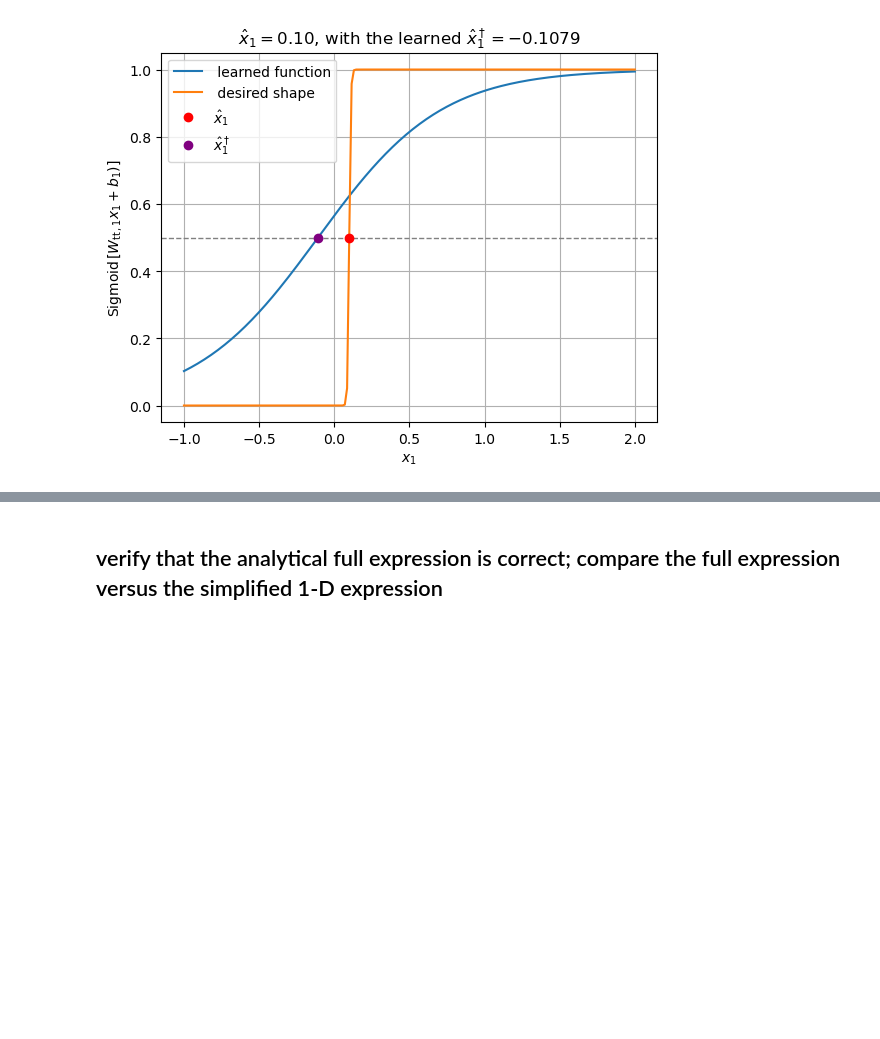
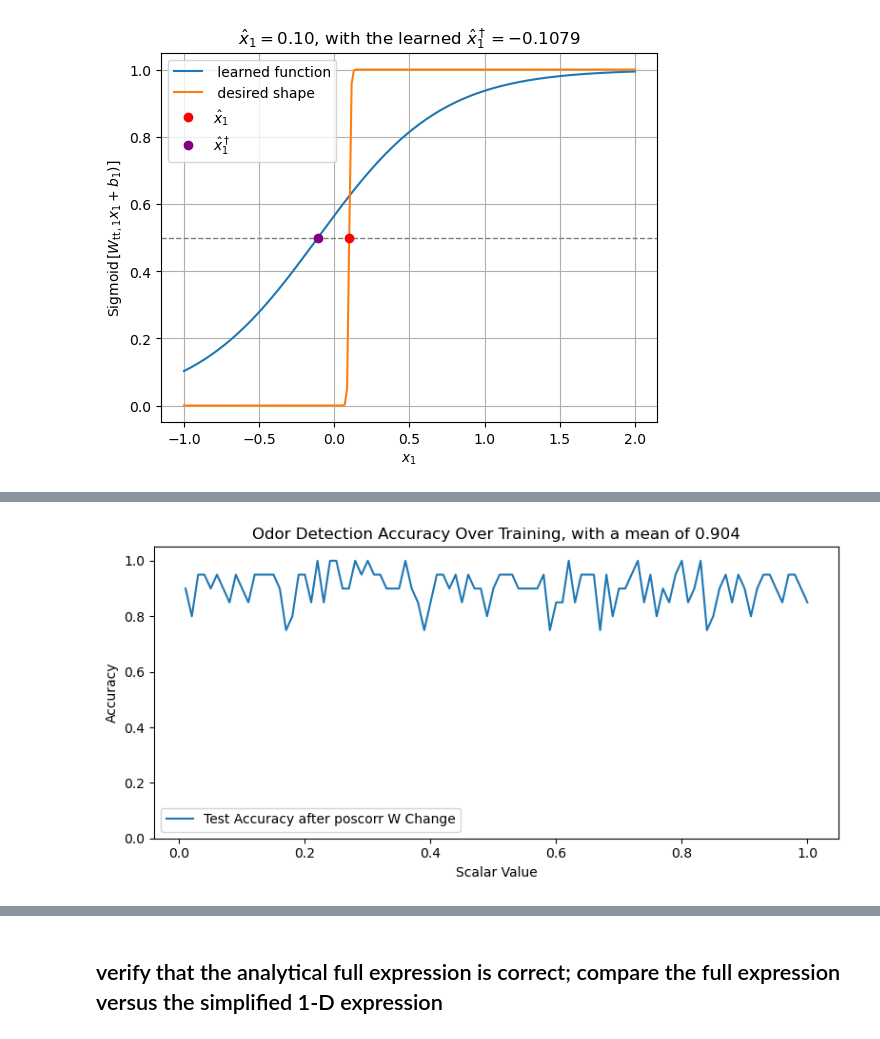
Before and after one commit to EricYXu/Murthy_NeuralNetwork, a Jupyter notebook: 2_sorted_out_variant_one_layer/enose_odor_detection_eric.ipynb, the cells around one changed output, grey strips where cells are left out. Drawn from its saved outputs; the diff is of its cells as text; code cells hidden in the pictures; blank space fills up the shorter version.

Commit message:
Get results with degraded W matrix

```diff
--- a/2_sorted_out_variant_one_layer/enose_odor_detection_eric.ipynb
+++ b/2_sorted_out_variant_one_layer/enose_odor_detection_eric.ipynb
@@ -366,0 +345,86 @@ plt.show()
+# %%
+scalars = np.arange(0.1,10.1,0.1).tolist()
+corr_scalars = np.arange(0.01, 1.01, 0.01).tolist()
+poscorr_perturb_accuracies = torch.zeros(len(scalars))
+randn_perturb_accuracies = torch.zeros(len(scalars))
+scalarmult_perturb_accuracies = torch.zeros(len(scalars))
+original_W = enose_network.W.clone() # original odorant-to-measurement matrix W
+
+# # iterate over magnitude of scalar multiplication
+# for idx,scalar in enumerate(scalars):
+
+#     # change W matrix
+#     enose_network.W = (original_W * scalar).to(device)
+
+#     # evaluate test accuracy of NN
+#     scalarmult_perturb_accuracies[idx] = network.eval_model_accuracy(enose_network, test_conc, test_labels, num_data, num_training, test_batch_size, device)
+
+
+# iterate over magnitude of positively-correlated noise
+for idx,percent in enumerate(corr_scalars):
+
+    # change W matrix in the positive direction
+    print("original W matrix")
+    print(original_W)
+
+    enose_network.W = (torch.abs(original_W) * percent + original_W).to(device)
+
+    print("transformed W matrix")
+    print(enose_network.W)
+
+    # evaluate test accuracy of NN
+    poscorr_perturb_accuracies[idx] = network.eval_model_accuracy(enose_network, test_conc, test_labels, num_data, num_training, test_batch_size, device)
+
+
+# # iterate the same number of times but for random re-initializations
+# for idx,scalar in enumerate(scalars):
+
+#     # change W matrix in the positive direction
+#     enose_network.W = torch.randn(enose_network.W.shape[0], enose_network.W.shape[1]).to(device)
+
+#     # evaluate test accuracy of NN
+#     randn_perturb_accuracies[idx] = network.eval_model_accuracy(enose_network, test_conc, test_labels, num_data, num_training, test_batch_size, device)
+
+
+scalarmult_mean_accuracy = torch.mean(scalarmult_perturb_accuracies)
+poscorr_mean_accuracy = torch.mean(poscorr_perturb_accuracies)
+randn_mean_accuracy = torch.mean(randn_perturb_accuracies)
+
+
+# plots to view
+for change_type in range(0,1):
+    plt.figure(figsize=(8, 4))
+    change_type_str = "poscorr"
+    plot_mean_accuracy = 0
+    plot_accuracy_vec = poscorr_perturb_accuracies
+    plot_scalars = corr_scalars
+    plot_mean_accuracy = poscorr_mean_accuracy
+
+    # if change_type == 0:
+    #     change_type_str = "randn"
+    #     plot_mean_accuracy = randn_mean_accuracy
+    #     plot_accuracy_vec = randn_perturb_accuracies
+    # elif change_type == 1:
+    #     change_type_str = "scalarmult"
+    #     plot_mean_accuracy = scalarmult_mean_accuracy
+    #     plot_accuracy_vec = scalarmult_perturb_accuracies
+    # elif change_type == 2:
+    #     change_type_str = "poscorr"
+    #     plot_mean_accuracy = poscorr_mean_accuracy
+    #     plot_accuracy_vec = poscorr_perturb_accuracies
+    #     plot_scalars = corr_scalars
+
+    plt.plot(plot_scalars, plot_accuracy_vec, label='Test Accuracy after ' + change_type_str + ' W Change')
+    plt.xlabel("Scalar Value")
+    plt.ylabel("Accuracy")
+    plt.title(f"Odor Detection Accuracy Over Training, with a mean of {plot_mean_accuracy:.3f}")
+    plt.ylim(0, 1.05)
+    # plt.grid(True)
+    plt.legend()
+    plt.tight_layout()
+    if store_image:
+        fig_folder = '/Users/ericxu/Documents/Github/Murthy_NeuralNetwork/2_sorted_out_variant_one_layer/eric_weight_perturb_figures'
+        plt.savefig(f"{fig_folder}/" + change_type_str + "_perturb_accuracy.pdf")
+
+    plt.show()
+# %% [output]
@@ -366,0 +448 @@ plt.show()
+[figure, added]
```
Also changed, not shown: parts of 13 cells of this notebook, 14 other files.
